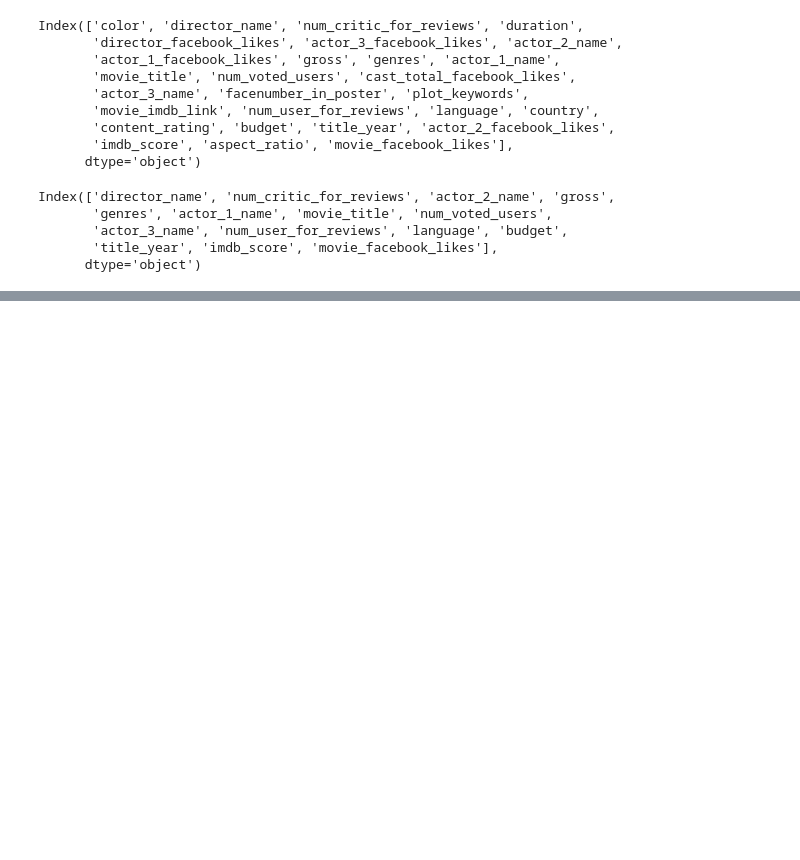
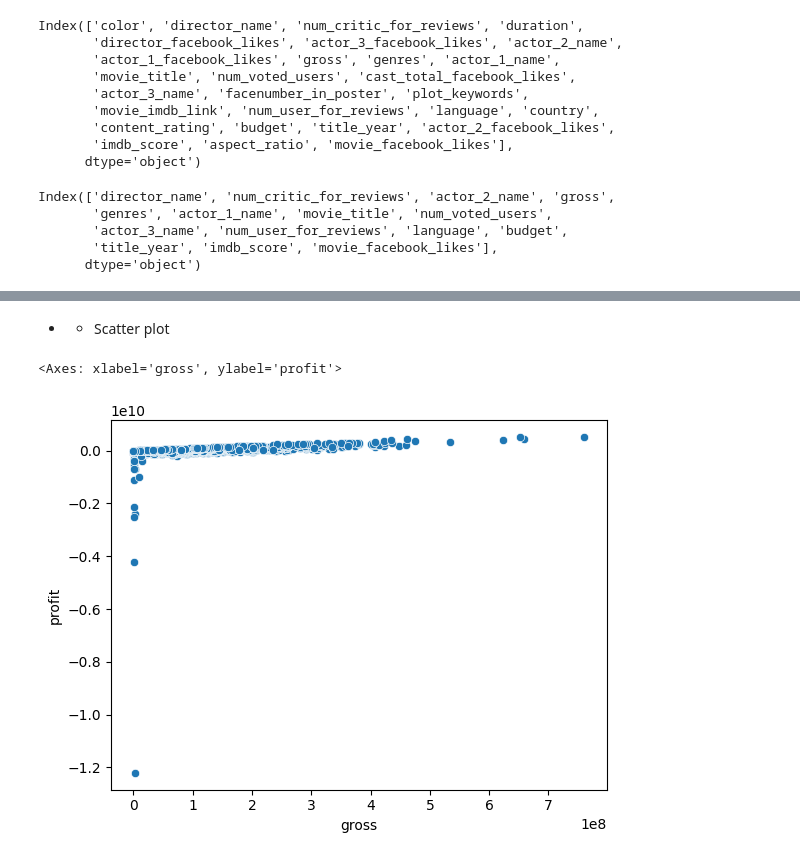
Before and after one commit to nanoCHI/IMDB-Movie-Analysis, a Jupyter notebook: IMDB_Movie_Analysis.ipynb, the cells around one changed output, grey strips where cells are left out. Drawn from its saved outputs; the diff is of its cells as text; code cells hidden in the pictures; blank space fills up the shorter version.

```diff
--- a/IMDB_Movie_Analysis.ipynb
+++ b/IMDB_Movie_Analysis.ipynb
@@ -94,0 +143,7 @@ Index(['director_name', 'num_critic_for_reviews', 'actor_2_name', 'gross',
+# %% [markdown]
+* * Scatter plot
+# %%
+sns.scatterplot(x=df['gross'], y=df['profit'])
+# %% [output]
+<Axes: xlabel='gross', ylabel='profit'>
+[figure, added]
```
Also changed, not shown: parts of 9 cells of this notebook.
